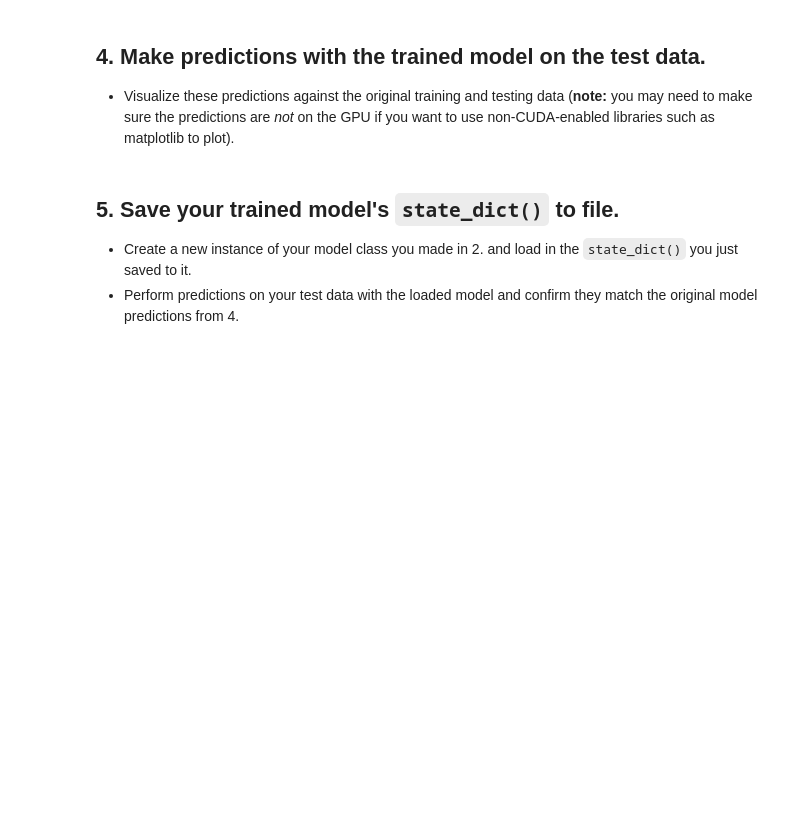
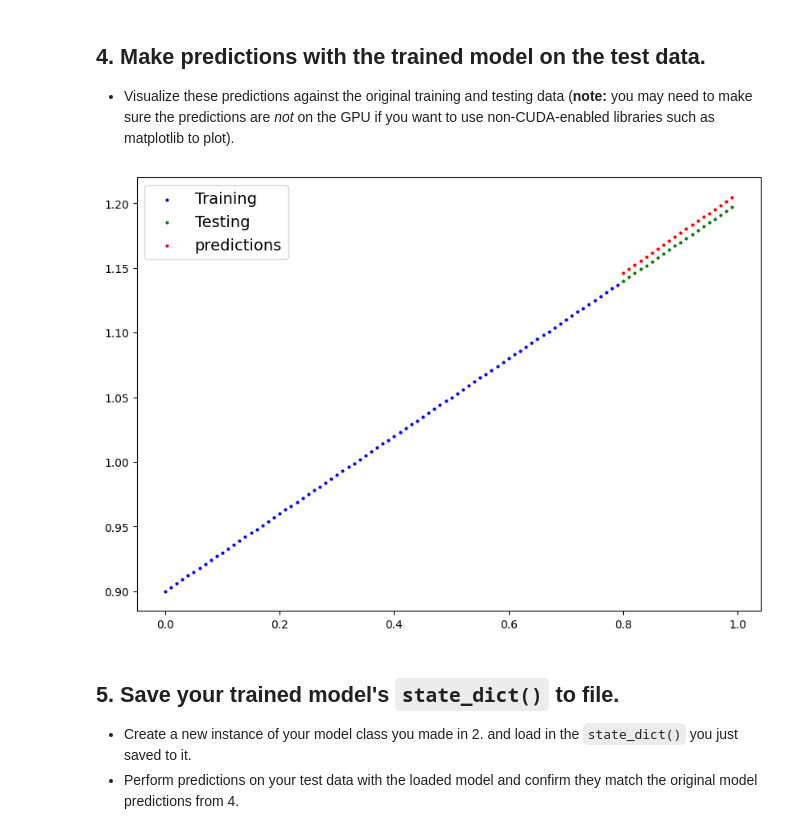
Before and after one commit to Revanth-reddy080/PyTorch-DeepLearning, a Jupyter notebook: exercises/01_pytorch_workflow_exercises.ipynb, the cells around one changed output. Drawn from its saved outputs; the diff is of its cells as text; code cells hidden in the pictures; blank space fills up the shorter version.

```diff
--- a/exercises/01_pytorch_workflow_exercises.ipynb
+++ b/exercises/01_pytorch_workflow_exercises.ipynb
@@ -105,2 +126,7 @@ plot_predictions()
 # %%
 # Instantiate the model and put it to the target device
+model_0=LinearRegression()
+
+model_0.to(device)
+
+model_0.state_dict()
@@ -111,45 +140,54 @@ plot_predictions()
   * The training loop should test the model on the test dataset every 20 epochs.
 # %%
 # Create the loss function and optimizer
+loss_fn=nn.L1Loss()
+
+optimizer=torch.optim.SGD(params=model_0.parameters(),
+                          lr=0.01)
 # %%
 # Training loop
-
+torch.manual_seed(42)
 
 # Train model for 300 epochs
-
+epochs=300
 
 # Send data to target device
-
+X_train.to(device)
+X_test.to(device)
+y_test.to(device)
+y_train.to(device)
 
 for epoch in range(epochs):
   ### Training
 
   # Put model in train mode
-
+  model_0.train()
 
   # 1. Forward pass
-
+  y_pred=model_0(X_train)
 
   # 2. Calculate loss
-
+  loss=loss_fn(y_pred,y_train)
 
   # 3. Zero gradients
-
+  optimizer.zero_grad()
 
   # 4. Backpropagation
-
+  loss.backward()
 
   # 5. Step the optimizer
-
+  optimizer.step()
 
   ### Perform testing every 20 epochs
   if epoch % 20 == 0:
 
     # Put model in evaluation mode and setup inference context
-
+      model_0.eval()
       # 1. Forward pass
+      y_testpred = model_0(X_test)
 
       # 2. Calculate test loss
+      test_loss = loss_fn(y_testpred,y_test)
 
       # Print out what's happening
       print(f"Epoch: {epoch} | Train loss: {loss:.3f} | Test loss: {test_loss:.3f}")
@@ -158,8 +212,15 @@ for epoch in range(epochs):
   * Visualize these predictions against the original training and testing data (**note:** you may need to make sure the predictions are *not* on the GPU if you want to use non-CUDA-enabled libraries such as matplotlib to plot).
 # %%
 # Make predictions with the model
+model_0.eval()
+
+with torch.inference_mode():
+  y_predict=model_0(X_test)
 # %%
 # Plot the predictions (these may need to be on a specific device)
+plot_predictions(predictions=y_predict.cpu())
+# %% [output]
+[figure, added]
 # %% [markdown]
 ## 5. Save your trained model's `state_dict()` to file.
   * Create a new instance of your model class you made in 2. and load in the `state_dict()` you just saved to it.
```
Also changed, not shown: parts of 10 cells of this notebook.
